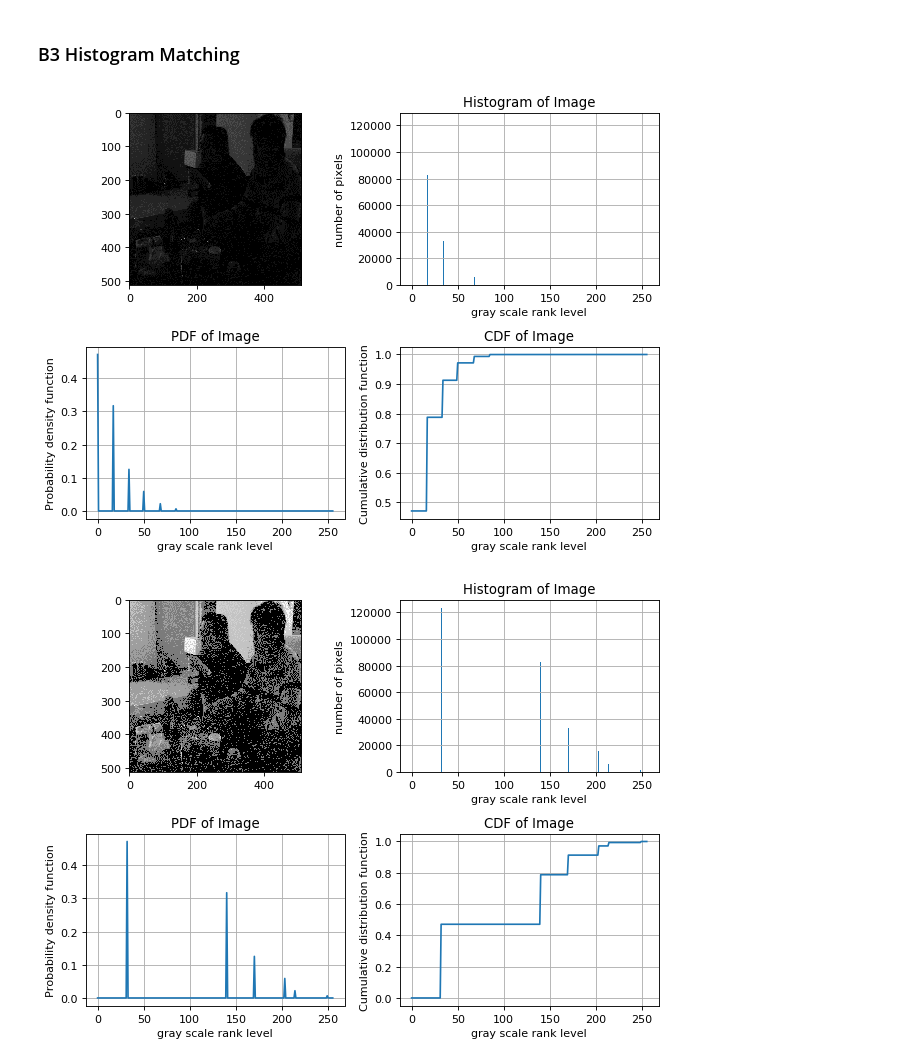
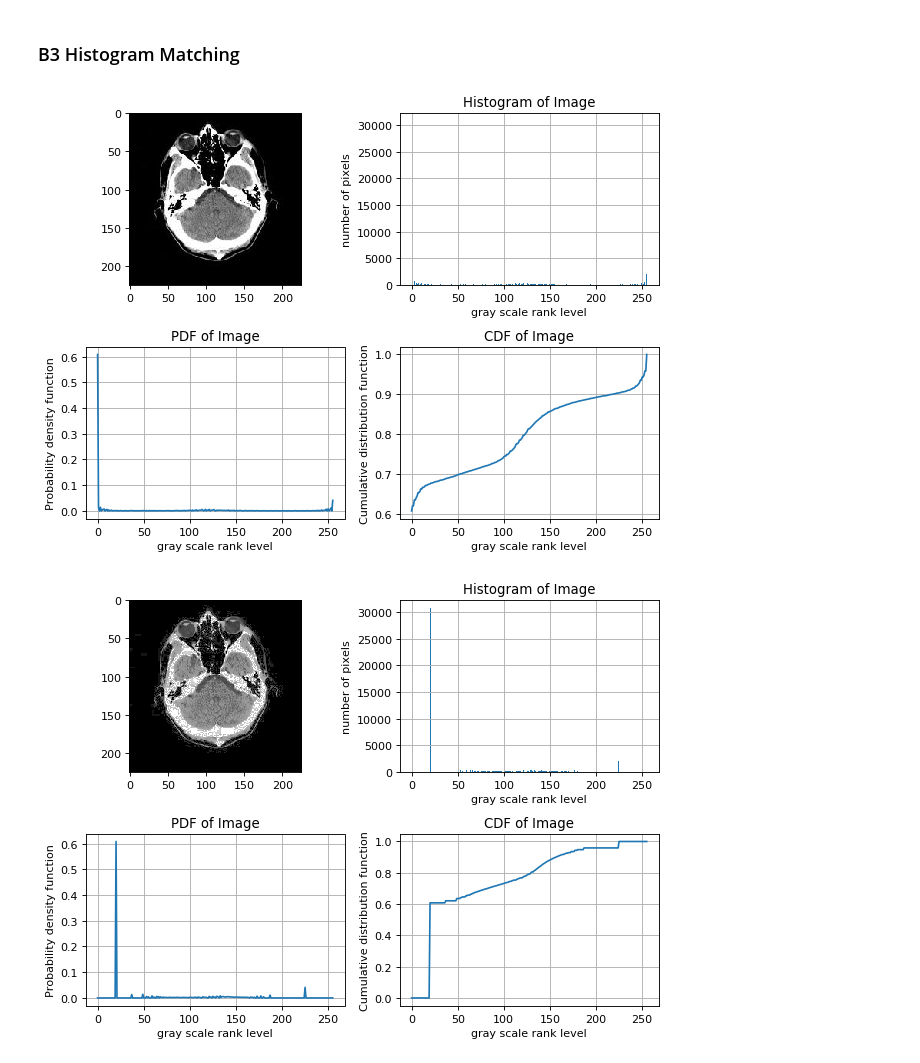
Before and after one commit to edwardchu-studio/CVHomework, a Jupyter notebook: HW1/CVHW1.ipynb, the cells around one changed output. Cells and saved outputs as stored; diff of their text form; code cells hidden in the pictures.

```diff
--- a/HW1/CVHW1.ipynb
+++ b/HW1/CVHW1.ipynb
@@ -66,49 +62,44 @@ def calcHist(raw):
     unique, counts = np.unique(raw.astype(int), return_counts=True)
     for i,rank in enumerate(unique):
         hist[int(rank)]=counts[i]
-
     return hist,unique[0]
 
 def calcPdf(hist):
     return hist/np.sum(hist)
 
+def calcCumHist(hist):
+    return np.cumsum(hist,dtype=int)
+
 def calcCdf(pdf):
-    return np.array([np.sum(pdf[:i]) for i in range(1,257)])
+    return np.cumsum(pdf,dtype=float)
 
 def histEqualize(curImage):
-    hist,Hmin=calcHist(curImage)
+    hist,gmin=calcHist(curImage)
+    chist=calcCumHist(hist)
     pdf=calcPdf(hist)
     cdf=calcCdf(pdf)
 
-    eq=255*(cdf[curImage.astype(int)]-1)/(1-pdf[Hmin])+255
+    eq=255*(chist[curImage.astype(int)]-chist[gmin])/(np.sum(hist)-chist[gmin])
     return eq
 
 def histMatch(raw,target):
     g_img=rgb2gray(target)
     b_img=rgb2gray(raw)
 
-    g_hist,g_hmin=calcHist(g_img)
+    g_hist,g_min=calcHist(g_img)
+    g_chist=calcCumHist(g_hist)
     g_pdf=calcPdf(g_hist)
     g_cdf=calcCdf(g_pdf)
 
-    b_hist,b_hmin=calcHist(b_img)
+    b_hist,b_min=calcHist(b_img)
+    b_chist=calcCumHist(b_hist)
     b_pdf=calcPdf(b_hist)
     b_cdf=calcCdf(b_pdf)
 
-
-    g_table=255*(g_cdf[np.arange(0,256,1)]-1)/(1-g_pdf[g_hmin])+255
-    g_table=g_table.astype(int)
-    inv_table=np.zeros(256)
-    for i in range(256):
-        curInd=np.where(g_table==i)[0]
-        if len(curInd)==0:
-            inv_table[i]=last
-        else:
-            inv_table[i]=curInd[-1]
-            last=inv_table[i]
-
-    eq_b_img=equalize(b_img)
-    matched_b_img=inv_table[eq_b_img.astype(int)]
+    g_table=255*(g_chist[np.arange(0,256,1)-g_chist[g_min]])/(np.sum(g_hist)-g_chist[g_min])
+    inv_gcdf=np.poly1d(np.polyfit(g_table,np.arange(0,256,1),deg=7))
+    eq_b_img=histEqualize(b_img)
+    matched_b_img=inv_gcdf(eq_b_img)
 
     return matched_b_img
 # %% [markdown]
@@ -134,11 +134,12 @@ displayImage(eq_img)
 # %% [markdown]
 ### B3 Histogram Matching
 # %%
-r=rgb2gray(image_chang)
+r=rgb2gray(image_ctscan)
 t=rgb2gray(image_lenna)
 matched_r=histMatch(raw=r,target=t)
+# displayImage(histEqualize(r))
 displayImage(r)
 displayImage(matched_r)
 # %% [output]
-[figure, old version]
+[figure, new version]
-[figure, old version]
+[figure, new version]
```
Also changed, not shown: parts of 4 cells of this notebook, 1 other file.
